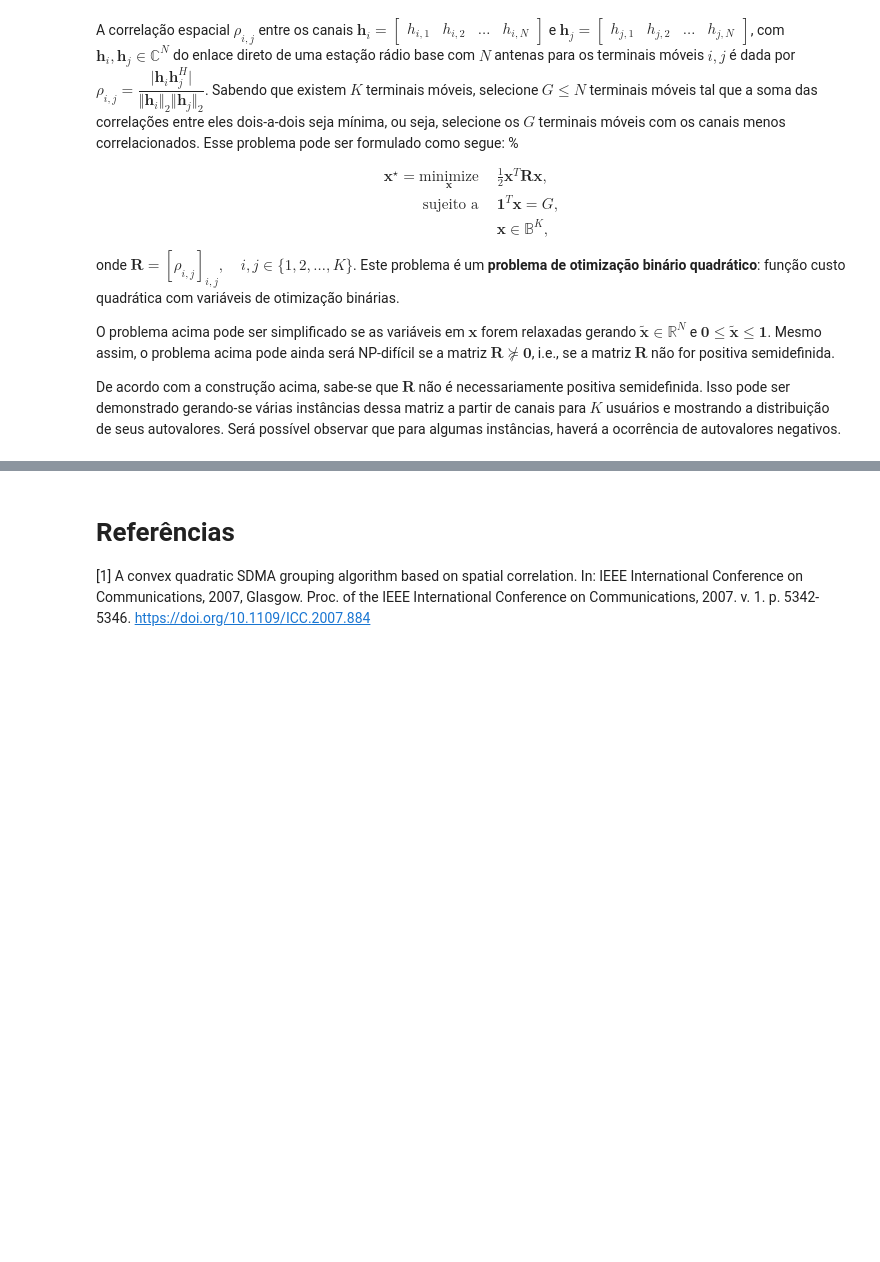
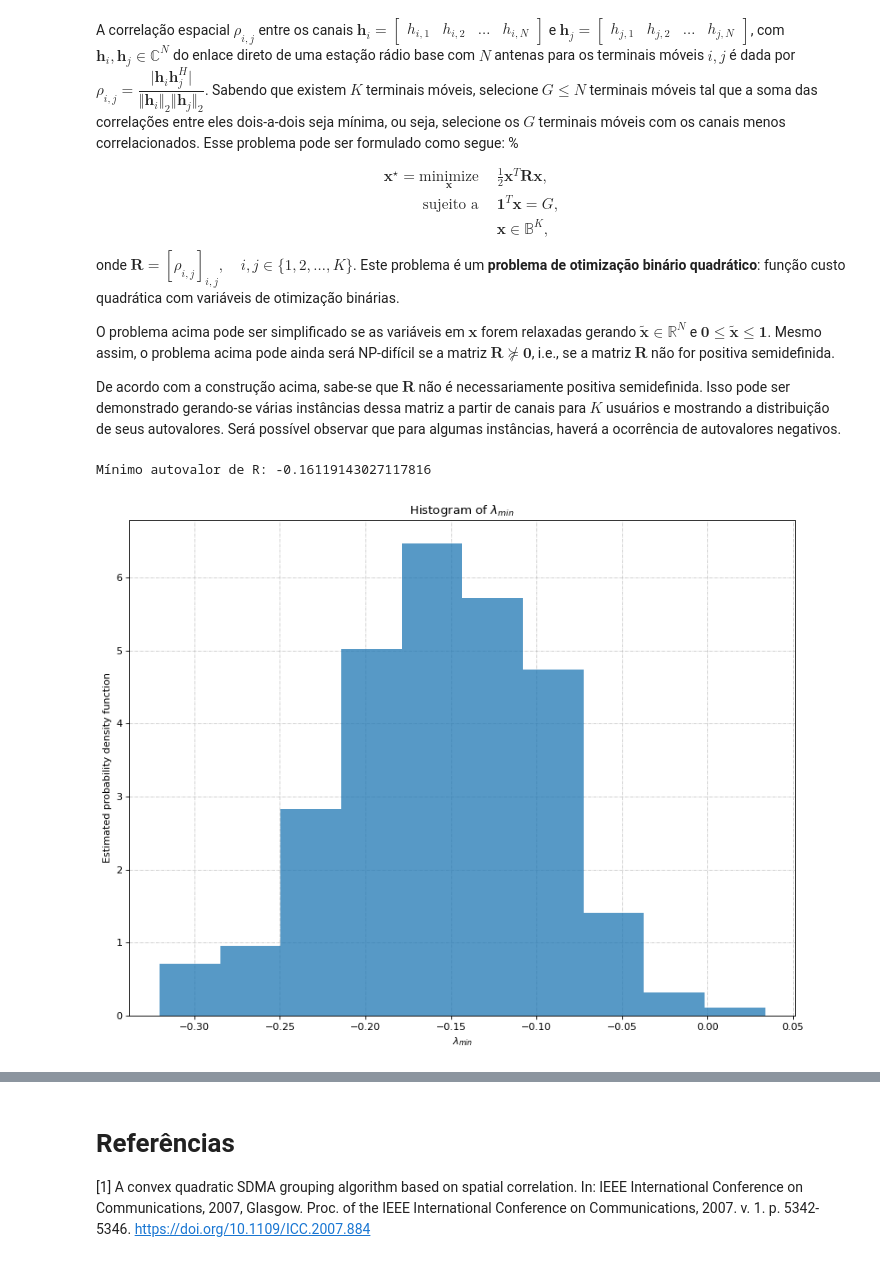
Before and after one commit to tapyu/to-rm-courses, a Jupyter notebook: phd_nonlinear_opt/Exercises/OtimizacaoRelaxacaoQuadratica.ipynb, the cells around one changed output, grey strips where cells are left out. Cells and saved outputs as stored; diff of their text form; code cells hidden in the pictures; blank space fills up the shorter version.

```diff
--- a/phd_nonlinear_opt/Exercises/OtimizacaoRelaxacaoQuadratica.ipynb
+++ b/phd_nonlinear_opt/Exercises/OtimizacaoRelaxacaoQuadratica.ipynb
@@ -21,12 +21,13 @@ $$
 $$
 onde $ \mathbf{R} = {[\rho_{i,j}]}_{i,j}, \quad i, j \in  \{1, 2, \ldots, K\} $. Este problema é um **problema de otimização binário quadrático**: função custo quadrática com variáveis de otimização binárias.
 
-O problema acima pode ser simplificado se as variáveis em $\mathbf{x}$ forem relaxadas gerando $ \tilde{\mathbf{x}} \in \mathbb{R}^N $ e $\boldsymbol{0} \leq \tilde{\mathbf{x}} \leq \boldsymbol{1} $. Mesmo assim, o problema acima pode ainda será NP-difícil se a matriz $ \mathbf{R} \not \succcurlyeq \boldsymbol{0} $, i.e., se a matriz $ \mathbf{R} $ não for positiva semidefinida.
+O problema acima pode ser simplificado se as variáveis em $\mathbf{x}$ forem relaxadas gerando $ \tilde{\mathbf{x}} \in \mathbb{R}^N $ e $\boldsymbol{0} \leq \tilde{\mathbf{x}} \leq \boldsymbol{1} $. Mesmo assim, o problema acima pode ainda será NP-difícil se a matriz $ \mathbf{R} \not\succcurlyeq \boldsymbol{0} $, i.e., se a matriz $ \mathbf{R} $ não for positiva semidefinida.
 
 De acordo com a construção acima, sabe-se que $ \mathbf{R} $ não é necessariamente positiva semidefinida. Isso pode ser demonstrado gerando-se várias instâncias dessa matriz a partir de canais para $K$ usuários e mostrando a distribuição de seus autovalores. Será possível observar que para algumas instâncias, haverá a ocorrência de autovalores negativos.
 # %%
 # Importa a biblioteca numpy
 import numpy as np
+
 # Configura o número de casas decimais impressas para arrarys numpy
 np.set_printoptions(precision=3)
 
@@ -44,6 +45,55 @@ R = np.abs(H @ np.transpose(np.conjugate(H)))
 D = np.linalg.inv(np.diag(np.sqrt(np.diag(R))))
 R = D @ R @ D
 print('Mínimo autovalor de R:', np.min(np.linalg.eigvals(R)))
+
+
+with open('fileH.npy', 'wb') as file:
+    np.save(file, R)
+with open('fileR.npy', 'wb') as file:
+    np.save(file, R)
+# %% [output]
+Mínimo autovalor de R: -0.16119143027117816
+# %%
+# Importa a biblioteca numpy
+from matplotlib import pyplot as plt
+import numpy as np
+
+# Configura o número de casas decimais impressas para arrarys numpy
+np.set_printoptions(precision=3)
+
+# Número de usuários
+K = 16
+# Número de antenas na ERB
+N = 8
+# Numero de usuários no grupo
+G = 5
+
+# number of realizations
+M = 800
+all_lambdas = np.zeros(M)
+
+for m in range(M):
+    # Gera os canais Rayleigh 1 x N descorrelacionados para os K usuários criando-se a matriz H com todos os canais destes usuários empilhados, um por linha
+    H = np.random.randn(K, N)*np.sqrt(0.5) + 1j*np.random.randn(K, N)*np.sqrt(0.5)
+    # Gera um simples exemplo de que a matriz R não é positiva semidefinida
+    R = np.abs(H @ np.transpose(np.conjugate(H)))
+    D = np.linalg.inv(np.diag(np.sqrt(np.diag(R))))
+    R = D @ R @ D
+    all_lambdas[m] = np.min(np.linalg.eigvals(R))
+
+
+# plotting the estimated PDF of \lambda_{min}
+fig = plt.figure(figsize=(12, 9), dpi=80)
+ax = fig.gca()
+ax.set_axisbelow(True)
+ax.hist(all_lambdas, bins=10, density=True, alpha=0.75)
+plt.xlabel(r'$\lambda_{min}$')
+plt.ylabel('Estimated probability density function')
+plt.title('Histogram of '+r"$\lambda_{min}$")
+plt.grid(True, linestyle='-.', linewidth=.5)
+plt.show()
+# %% [output]
+[figure, added]
 # %% [markdown]
 Com base no código acima, **gere e plote a distribuição do menor autovalor $\lambda_{min}$ da matriz $\mathbf{R}$ para o cenário configurado acima.**
 
```
Also changed, not shown: parts of 6 cells of this notebook, 9 other files.
